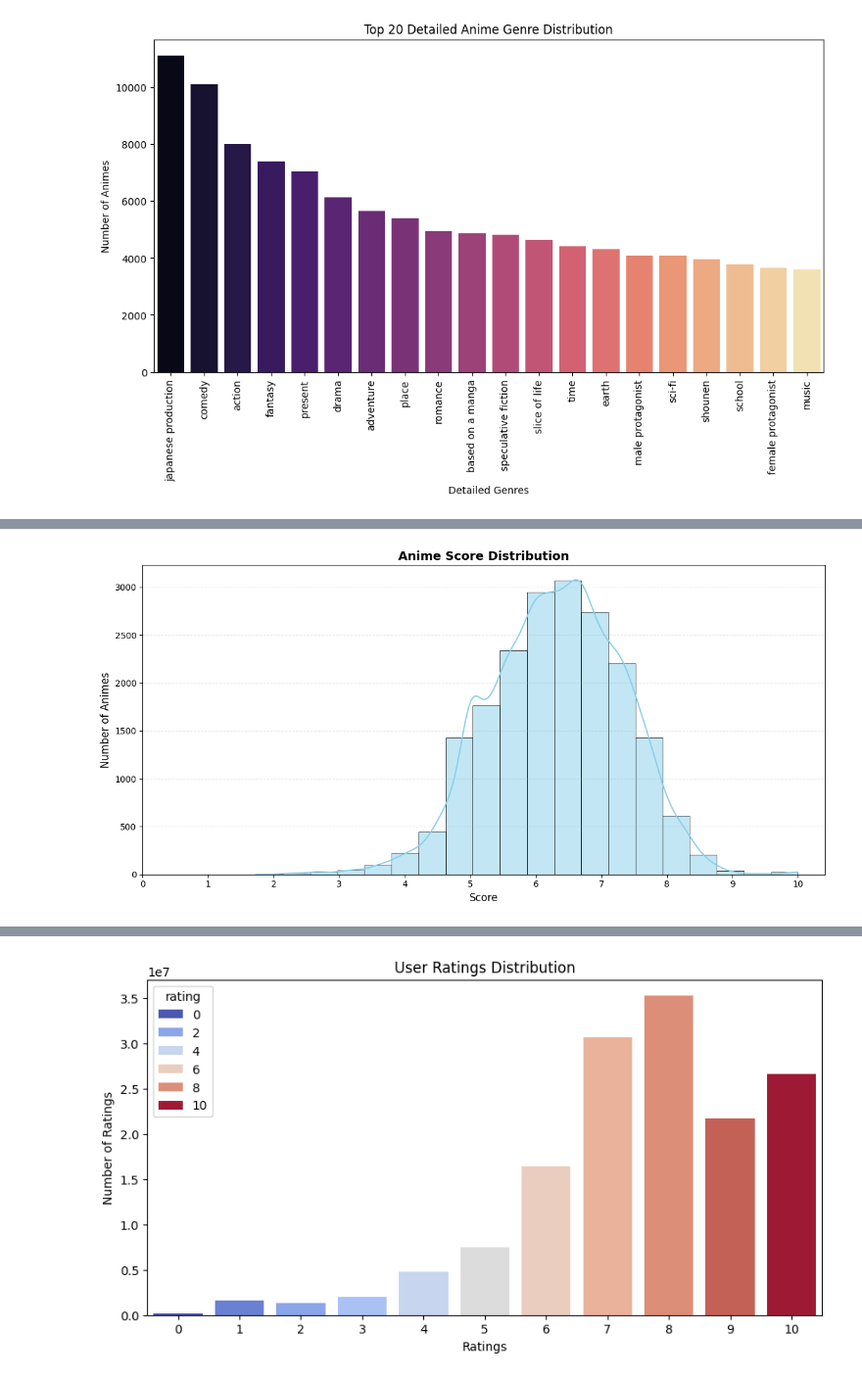
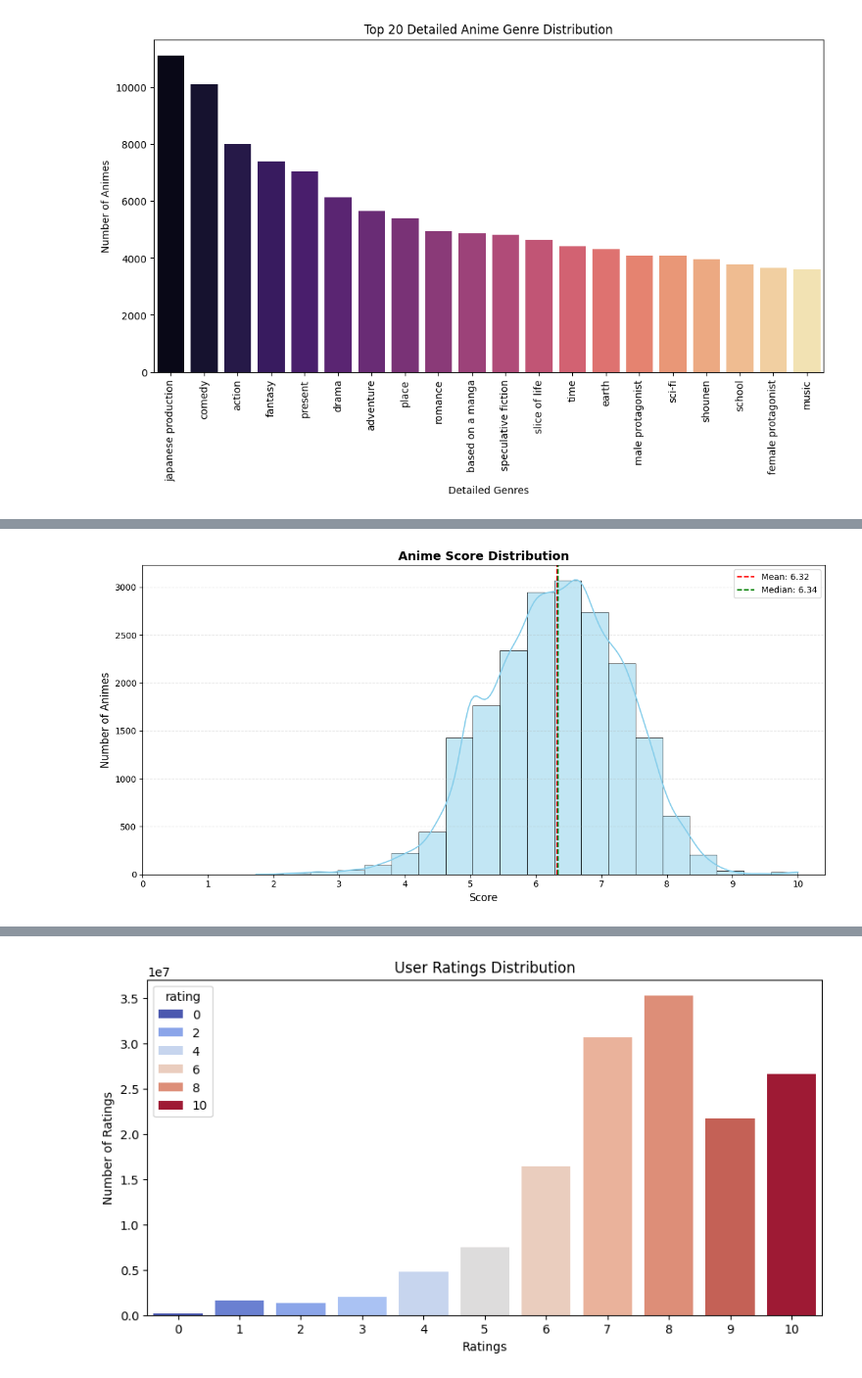
Before and after one commit to TOMOD4CHI/anime-recommender-chat-bot-, a Jupyter notebook: notebooks/eda.ipynb, the cells around one changed output, grey strips where cells are left out. Shown at 98% size. Cells and saved outputs as stored; diff of their text form; code cells hidden in the pictures.

```diff
--- a/notebooks/eda.ipynb
+++ b/notebooks/eda.ipynb
@@ -8,6 +16,6 @@ from functools import reduce
 # %%
 #Loading datasets
-anime_df = pd.read_csv('../datasets/animes_with_synopsis.csv')
+anime_df = pd.read_csv('../datasets/animes_with_synopsis_cleaned.csv')
 ratings_df = np.load('../datasets/ratings.npy', allow_pickle=True) # returns a numpy array
 # %%
 anime_df.head()
@@ -118,16 +196,23 @@ KeyboardInterrupt:
 # %%
 # Score distribution
 score_series = anime_df['score'].dropna().apply(pd.to_numeric, errors='coerce').dropna()
+results = {
+    "mean" : score_series.mean(),
+    "median" : score_series.median()
+}
 # Score distribution
 fig, ax = plt.subplots(figsize=(12, 6))
 sns.histplot(score_series, bins=20, kde=True,
              color='skyblue', edgecolor='black', linewidth=0.5, ax=ax)
+ax.axvline(results['mean'], color='red', linestyle='--', label=f'Mean: {results["mean"]:.2f}')
+ax.axvline(results['median'], color='green', linestyle='--', label=f'Median: {results["median"]:.2f}')
 ax.set_title('Anime Score Distribution', fontsize=14, fontweight='bold')
 ax.set_xlabel('Score', fontsize=12)
 ax.set_ylabel('Number of Animes', fontsize=12)
 ax.set_xticks(np.arange(0, 11, 1))
+ax.legend()
 ax.grid(axis='y', alpha=0.3, linestyle='--')
 plt.tight_layout()
 plt.show()
 # %% [output]
-[figure, old version]
+[figure, new version]
```
Also changed, not shown: parts of 22 cells of this notebook, 1 other file.
